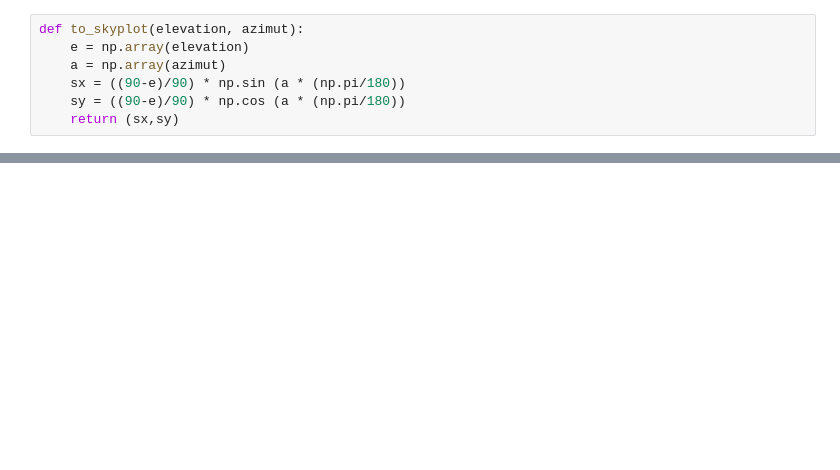
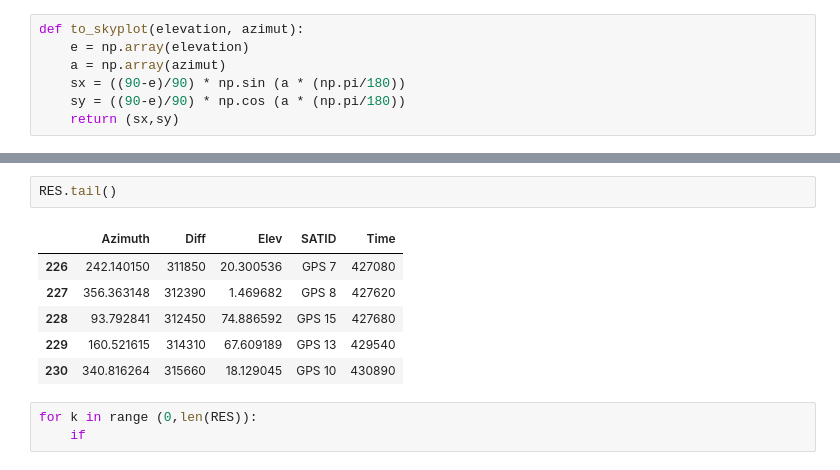
Before and after one commit to mikesneider/SatellitalPosition, a Jupyter notebook: FTP+access.ipynb, the cells around one changed output, grey strips where cells are left out. Saved outputs shown, nothing was run; the diff lists cells and outputs as text; blank space fills up the shorter version.

```diff
--- a/FTP+access.ipynb
+++ b/FTP+access.ipynb
@@ -581,0 +689,12 @@ plt.scatter(x,y)
+# %%
+RES.tail()
+# %% [output]
+|  | Azimuth | Diff | Elev | SATID | Time |
+| 226 | 242.140150 | 311850 | 20.300536 | GPS 7 | 427080 |
+| 227 | 356.363148 | 312390 | 1.469682 | GPS 8 | 427620 |
+| 228 | 93.792841 | 312450 | 74.886592 | GPS 15 | 427680 |
+| 229 | 160.521615 | 314310 | 67.609189 | GPS 13 | 429540 |
+| 230 | 340.816264 | 315660 | 18.129045 | GPS 10 | 430890 |
+# %%
+for k in range (0,len(RES)):
+    if
```
Also changed, not shown: parts of 20 cells of this notebook.
